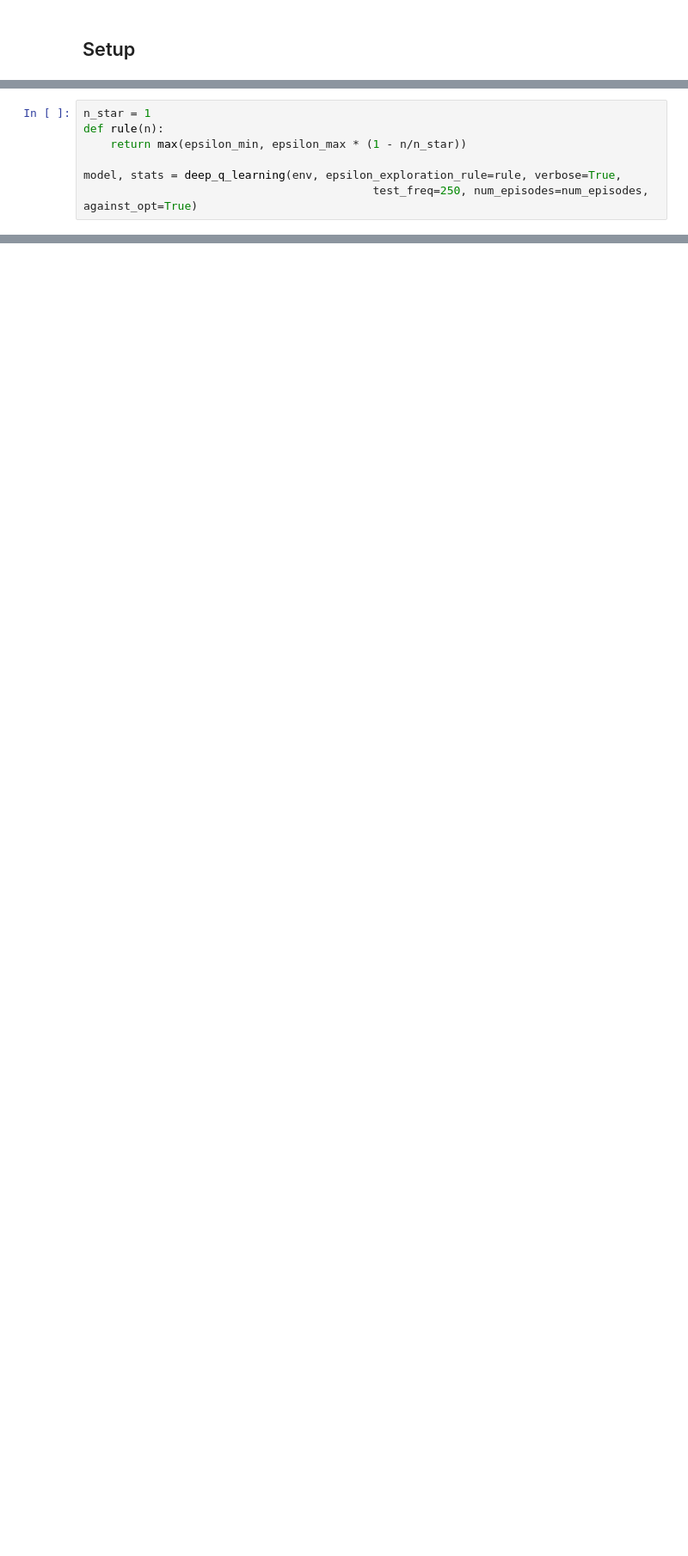
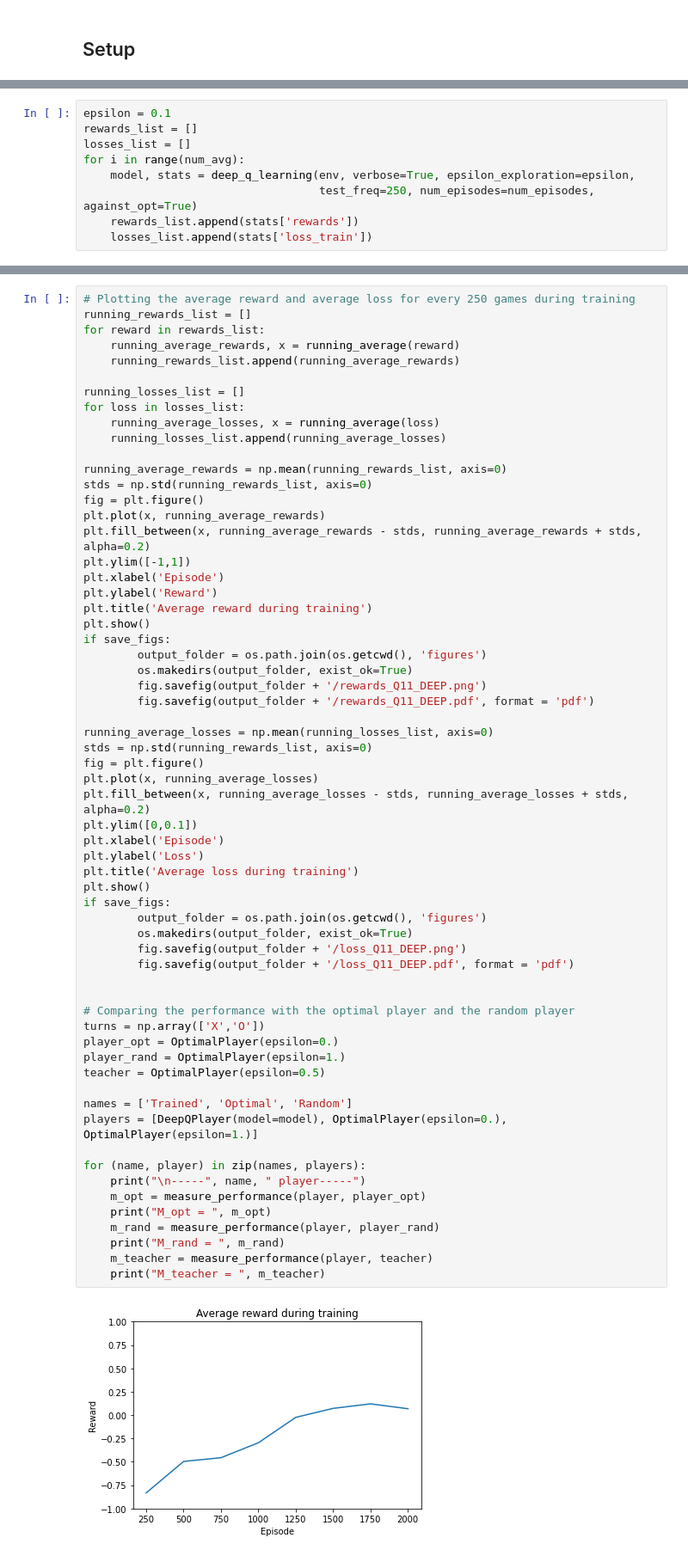
Before and after one commit to IvanBioli/ANN_Project, a Jupyter notebook: code/DQN.ipynb, the cells around one changed output, grey strips where cells are left out. Shown at 86% size. Saved outputs shown, nothing was run; the diff lists cells and outputs as text; blank space fills up the shorter version.

```diff
--- a/code/DQN.ipynb
+++ b/code/DQN.ipynb
@@ -35,7 +36,0 @@ num_episodes = 20000
-# %%
-n_star = 1
-def rule(n):
-    return max(epsilon_min, epsilon_max * (1 - n/n_star))
-
-model, stats = deep_q_learning(env, epsilon_exploration_rule=rule, verbose=True,
-                                           test_freq=250, num_episodes=num_episodes, against_opt=True)
@@ -41,0 +41,9 @@ model, stats = deep_q_learning(env, epsilon_exploration_rule=rule, verbose=True,
+# %%
+epsilon = 0.1
+rewards_list = []
+losses_list = []
+for i in range(num_avg):
+    model, stats = deep_q_learning(env, verbose=True, epsilon_exploration=epsilon,
+                                   test_freq=250, num_episodes=num_episodes, against_opt=True)
+    rewards_list.append(stats['rewards'])
+    losses_list.append(stats['loss_train'])
@@ -41,0 +64,64 @@ model, stats = deep_q_learning(env, epsilon_exploration_rule=rule, verbose=True,
+# %%
+# Plotting the average reward and average loss for every 250 games during training
+running_rewards_list = []
+for reward in rewards_list:
+    running_average_rewards, x = running_average(reward)
+    running_rewards_list.append(running_average_rewards)
+
+running_losses_list = []
+for loss in losses_list:
+    running_average_losses, x = running_average(loss)
+    running_losses_list.append(running_average_losses)
+
+running_average_rewards = np.mean(running_rewards_list, axis=0)
+stds = np.std(running_rewards_list, axis=0)
+fig = plt.figure()
+plt.plot(x, running_average_rewards)
+plt.fill_between(x, running_average_rewards - stds, running_average_rewards + stds, alpha=0.2)
+plt.ylim([-1,1])
+plt.xlabel('Episode')
+plt.ylabel('Reward')
+plt.title('Average reward during training')
+plt.show()
+if save_figs:
+        output_folder = os.path.join(os.getcwd(), 'figures')
+        os.makedirs(output_folder, exist_ok=True)
+        fig.savefig(output_folder + '/rewards_Q11_DEEP.png')
+        fig.savefig(output_folder + '/rewards_Q11_DEEP.pdf', format = 'pdf')
+
+running_average_losses = np.mean(running_losses_list, axis=0)
+stds = np.std(running_rewards_list, axis=0)
+fig = plt.figure()
+plt.plot(x, running_average_losses)
+plt.fill_between(x, running_average_losses - stds, running_average_losses + stds, alpha=0.2)
+plt.ylim([0,0.1])
+plt.xlabel('Episode')
+plt.ylabel('Loss')
+plt.title('Average loss during training')
+plt.show()
+if save_figs:
+        output_folder = os.path.join(os.getcwd(), 'figures')
+        os.makedirs(output_folder, exist_ok=True)
+        fig.savefig(output_folder + '/loss_Q11_DEEP.png')
+        fig.savefig(output_folder + '/loss_Q11_DEEP.pdf', format = 'pdf')
+
+
+# Comparing the performance with the optimal player and the random player
+turns = np.array(['X','O'])
+player_opt = OptimalPlayer(epsilon=0.)
+player_rand = OptimalPlayer(epsilon=1.)
+teacher = OptimalPlayer(epsilon=0.5)
+
+names = ['Trained', 'Optimal', 'Random']
+players = [DeepQPlayer(model=model), OptimalPlayer(epsilon=0.), OptimalPlayer(epsilon=1.)]
+
+for (name, player) in zip(names, players):
+    print("\n-----", name, " player-----")
+    m_opt = measure_performance(player, player_opt)
+    print("M_opt = ", m_opt)
+    m_rand = measure_performance(player, player_rand)
+    print("M_rand = ", m_rand)
+    m_teacher = measure_performance(player, teacher)
+    print("M_teacher = ", m_teacher)
+# %% [output]
+[figure, added]
```
Also changed, not shown: parts of 16 cells of this notebook, 4 other files.
